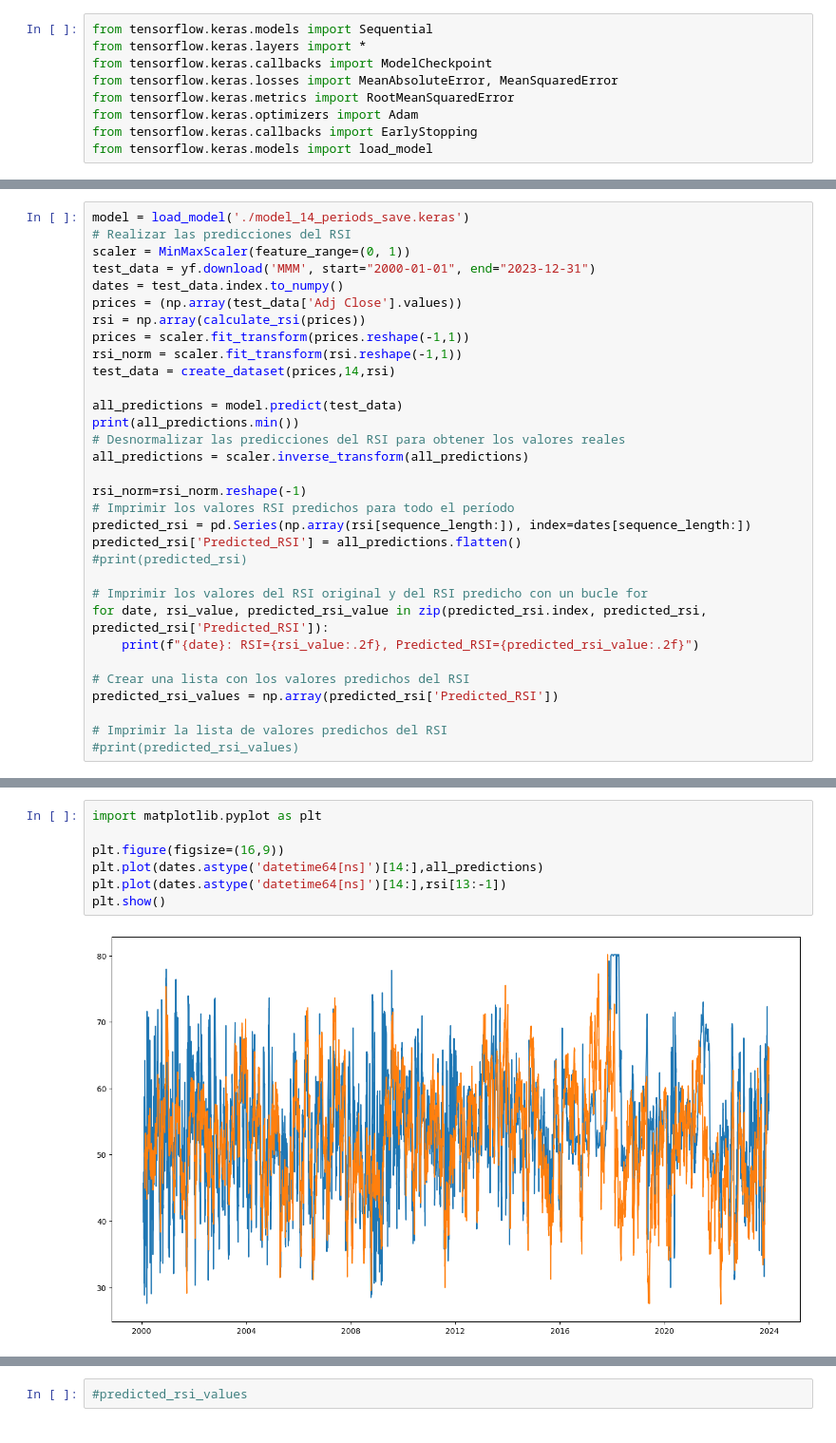
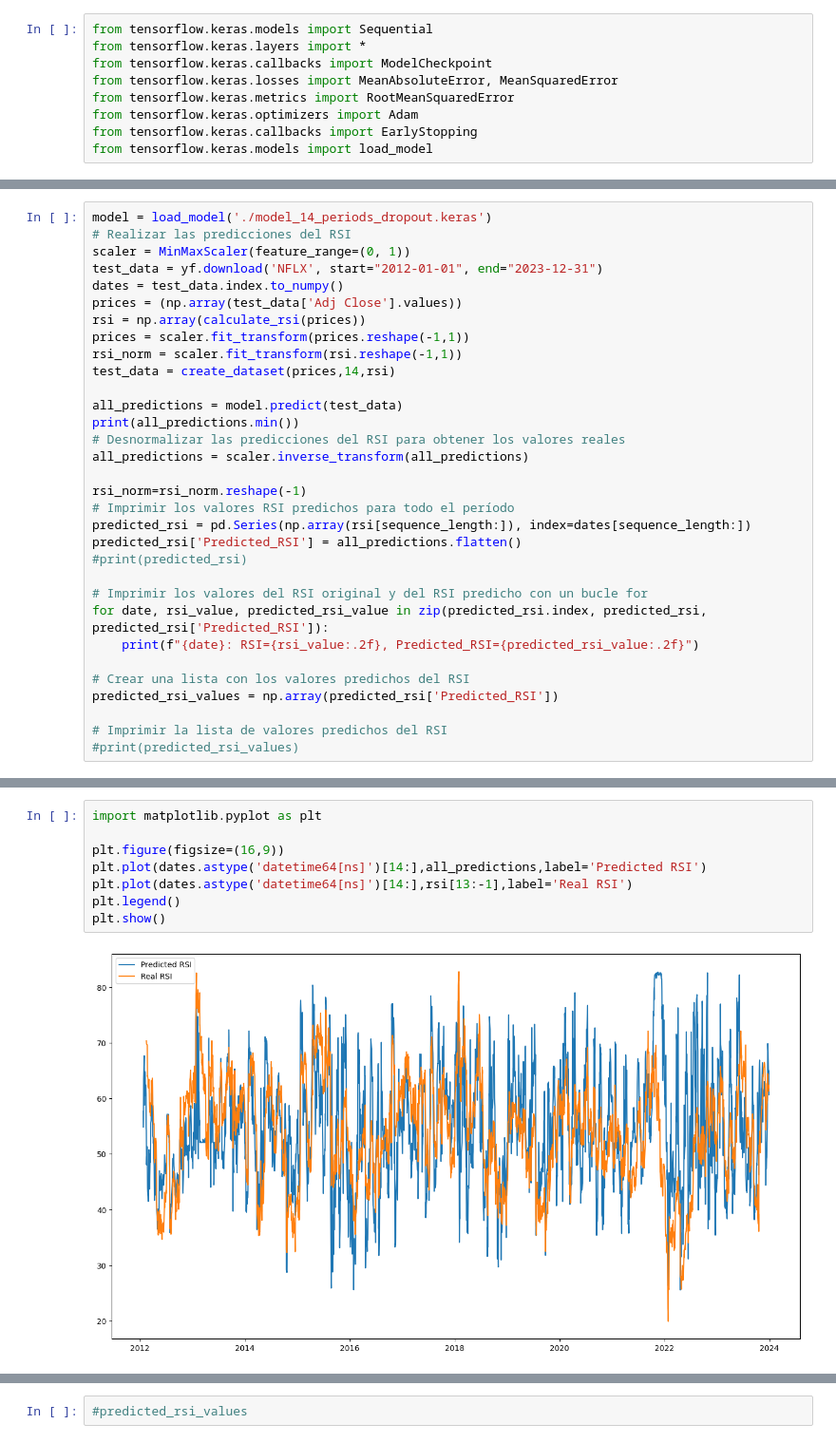
Before and after one commit to pierouc/Mem-ind, a Jupyter notebook: LSTM 1 ACCION.ipynb, the cells around one changed output, grey strips where cells are left out. Shown at 95% size. Saved outputs shown, nothing was run; the diff lists cells and outputs as text.

Commit message:
adding models updating RL model

```diff
--- a/LSTM 1 ACCION.ipynb
+++ b/LSTM 1 ACCION.ipynb
@@ -282,8 +273,8 @@ Epoch 128/150
 # %%
-model = load_model('./model_14_periods_save.keras')
+model = load_model('./model_14_periods_dropout.keras')
 # Realizar las predicciones del RSI
 scaler = MinMaxScaler(feature_range=(0, 1))
-test_data = yf.download('MMM', start="2000-01-01", end="2023-12-31")
+test_data = yf.download('NFLX', start="2012-01-01", end="2023-12-31")
 dates = test_data.index.to_numpy()
 prices = (np.array(test_data['Adj Close'].values))
 rsi = np.array(calculate_rsi(prices))
@@ -343,9 +324,10 @@ array([[52.5376  ],
 # %%
 import matplotlib.pyplot as plt
 
 plt.figure(figsize=(16,9))
-plt.plot(dates.astype('datetime64[ns]')[14:],all_predictions)
-plt.plot(dates.astype('datetime64[ns]')[14:],rsi[13:-1])
+plt.plot(dates.astype('datetime64[ns]')[14:],all_predictions,label='Predicted RSI')
+plt.plot(dates.astype('datetime64[ns]')[14:],rsi[13:-1],label='Real RSI')
+plt.legend()
 plt.show()
 # %% [output]
-[figure, old version]
+[figure, new version]
```
Also changed, not shown: parts of 10 cells of this notebook, 3 other files.
